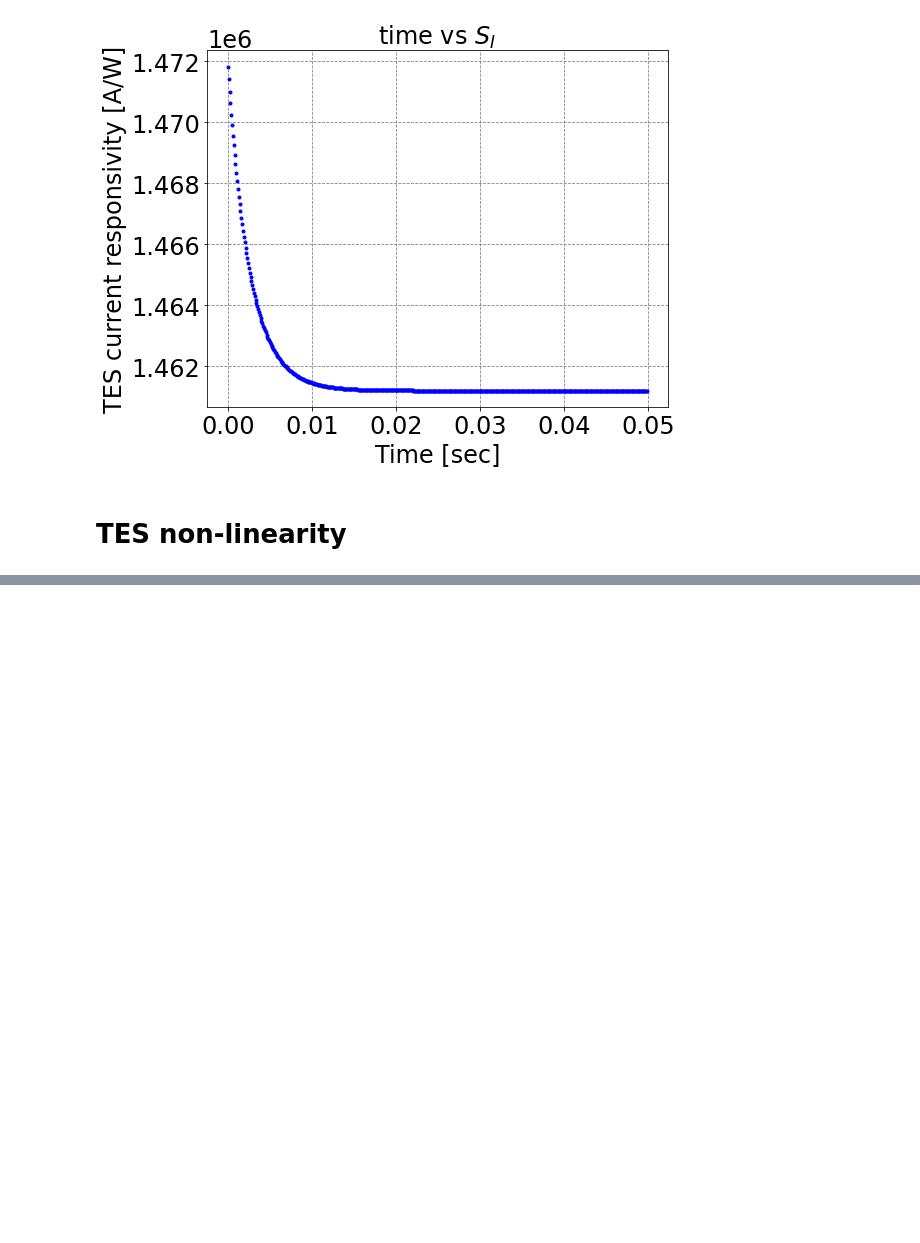
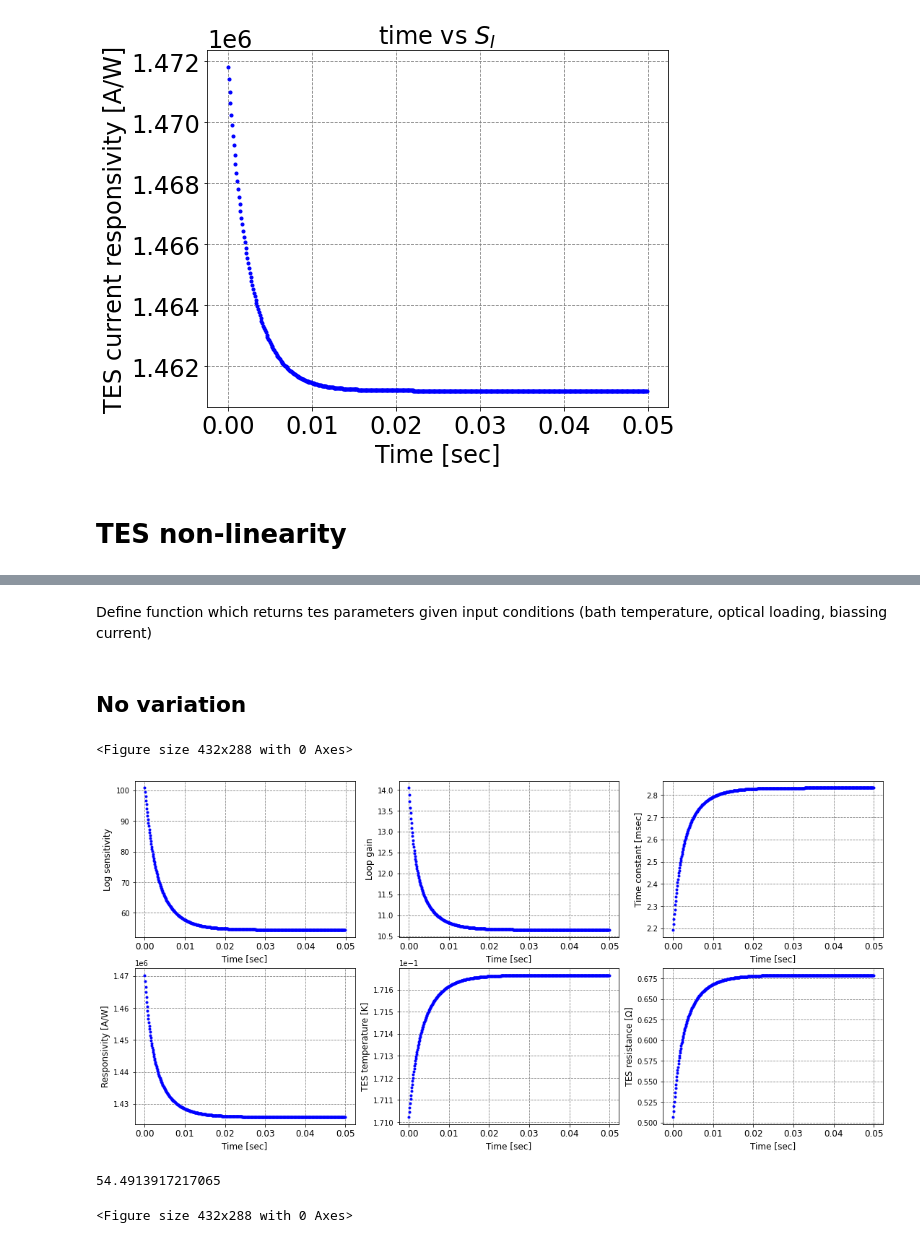
Before and after one commit to tomma90/tes_simulator, a Jupyter notebook: tes_simulator/Example_tes_simulator.ipynb, the cells around one changed output, grey strips where cells are left out. Cells and saved outputs as stored; diff of their text form; code cells hidden in the pictures; blank space fills up the shorter version.

```diff
--- a/tes_simulator/Example_tes_simulator.ipynb
+++ b/tes_simulator/Example_tes_simulator.ipynb
@@ -462,4 +332,0 @@ one_over_f_freq = np.fft.fftfreq(N,1/fs)[1:int(N/2)]
-# %%
-tesDC = tessim.tes_dc_model()
-bath_temperature_array = np.ones_like(time_array) * tesDC.temperature_focal_plane
-bath_temperature_array += dTbath
@@ -524,9 +332,0 @@ plt.show()
-# %%
-G = tesDC.tes_leg_thermal_conductivity
-a = tesDC.tes_log_sensitivity_alpha
-Ttes = tes_temperature_0
-Rtes = tessim.resistance_vs_temperature_dc(Ttes)
-Vbias = tesDC.biasing_current * Rtes * tesDC.shunt_resistor / (Rtes + tesDC.shunt_resistor)
-Pele = Vbias * Vbias / Rtes
-tes_loop_gain = a * Pele / G / Ttes
-S_I_0 = (1 / Vbias) * (tes_loop_gain / (1+tes_loop_gain))
@@ -540,0 +333,2 @@ plt.show()
+# %% [markdown]
+Define function which returns tes parameters given input conditions (bath temperature, optical loading, biassing current)
@@ -540,0 +368,58 @@ plt.show()
+# %% [markdown]
+## No variation
+# %%
+fs = 1e4
+time_range = [0., 0.05] # 10sec
+time_array = np.arange(time_range[0], time_range[-1], 1/fs)
+# %%
+bias_current_array = np.ones_like(time_array) * tesDC.biasing_current * 1.1185
+data0 = tes_responsitivies(time_array,bias_current_array=bias_current_array)
+# %%
+parameters = {'axes.labelsize': 12, 'axes.titlesize': 12, 'xtick.labelsize': 12, 'ytick.labelsize': 10}
+plt.rcParams.update(parameters)
+plt.tight_layout()
+
+fig = plt.figure(figsize=(18,8))
+ax1 = fig.add_subplot(2, 3, 1)
+ax1.set_xlabel('Time [sec]')
+ax1.set_ylabel('Log sensitivity')
+ax1.plot(time_array[:-1], data0['alpha'], 'b.')
+
+ax2 = fig.add_subplot(2, 3, 2)
+ax2.set_xlabel('Time [sec]')
+ax2.set_ylabel('Loop gain')
+ax2.plot(time_array, data0['loop_gain'], 'b.')
+
+ax3 = fig.add_subplot(2, 3, 3)
+ax3.set_xlabel('Time [sec]')
+ax3.set_ylabel('Time constant [msec]')
+ax3.plot(time_array, data0['tau']*1e3, 'b.')
+
+ax4 = fig.add_subplot(2, 3, 4)
+ax4.set_xlabel('Time [sec]')
+ax4.set_ylabel('Responsivity [A/W]')
+ax4.plot(time_array, data0['S_I'], 'b.')
+
+ax5 = fig.add_subplot(2, 3, 5)
+ax5.set_xlabel('Time [sec]')
+ax5.set_ylabel('TES temperature [K]')
+ax5.ticklabel_format(style="sci", axis="y", scilimits=(-1,-1))
+ax5.plot(time_array, data0['Ttes'], 'b.')
+
+ax6 = fig.add_subplot(2, 3, 6)
+ax6.set_xlabel('Time [sec]')
+ax6.set_ylabel('TES resistance [$\Omega$]')
+ax6.plot(time_array, data0['Rtes'], 'b.')
+
+plt.show()
+data0['alpha'][-1]
+# %% [output]
+<Figure size 432x288 with 0 Axes>
+[figure, added]
+54.4913917217065
+# %%
+parameters = {'axes.labelsize': 24, 'axes.titlesize': 24, 'xtick.labelsize': 20, 'ytick.labelsize': 20}
+plt.rcParams.update(parameters)
+plt.tight_layout()
+# %% [output]
+<Figure size 432x288 with 0 Axes>
```
Also changed, not shown: parts of 48 cells of this notebook.
